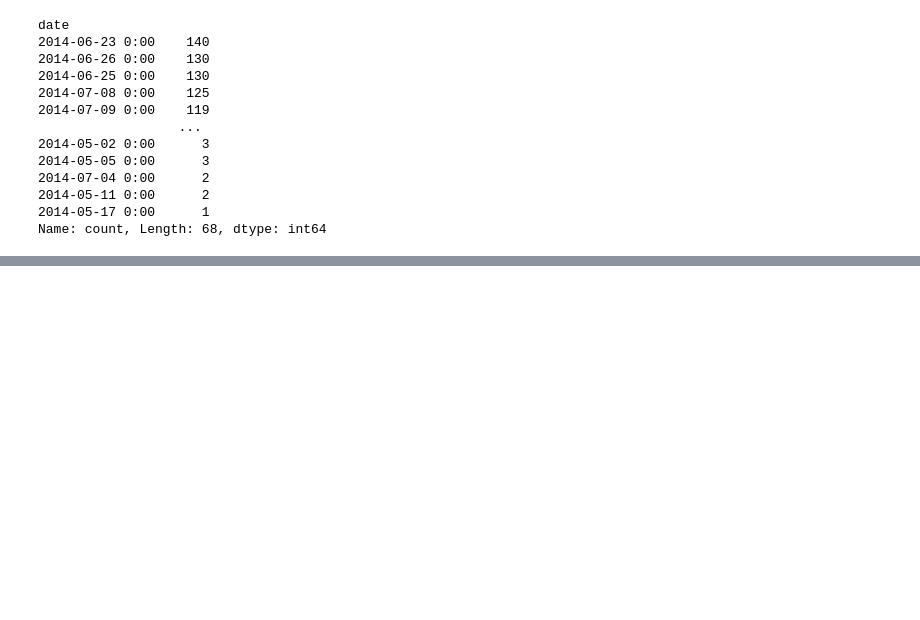
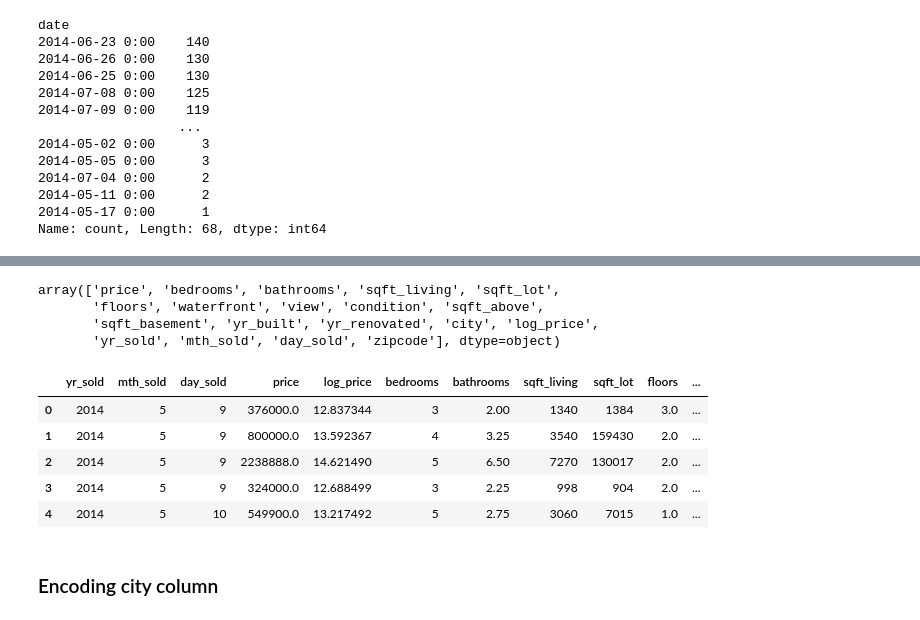
Before and after one commit to justin-xia15/House_Prices, a Jupyter notebook: House-Prices-Feature-Engineering.ipynb, the cells around one changed output, grey strips where cells are left out. Cells and saved outputs as stored; diff of their text form; code cells hidden in the pictures; blank space fills up the shorter version.

```diff
--- a/House-Prices-Feature-Engineering.ipynb
+++ b/House-Prices-Feature-Engineering.ipynb
@@ -68,5 +60,0 @@ array(['date', 'price', 'log_price', 'bedrooms', 'bathrooms',
-# %%
-df = df[['date', 'year', 'month', 'day', 'price', 'log_price', 'bedrooms', 'bathrooms',
-       'sqft_living', 'sqft_lot', 'floors', 'waterfront', 'view',
-       'condition', 'sqft_above', 'sqft_basement', 'yr_built',
-       'yr_renovated', 'street', 'city', 'statezip', 'country']]
@@ -82,0 +87,4 @@ df.head(3)
+# %%
+# split statezip column into state and zipcode
+df['state'] = df['statezip'].apply(lambda x: x.split()[0])
+df['zipcode'] = df['statezip'].apply(lambda x: int(x.split()[1]))
@@ -82,0 +98,2 @@ df.head(3)
+# %%
+df = df.drop(['country', 'street', 'state', 'statezip'], axis=1)
@@ -82,0 +109,24 @@ df.head(3)
+# %%
+# re-order columns
+df.columns.values
+# %% [output]
+array(['price', 'bedrooms', 'bathrooms', 'sqft_living', 'sqft_lot',
+       'floors', 'waterfront', 'view', 'condition', 'sqft_above',
+       'sqft_basement', 'yr_built', 'yr_renovated', 'city', 'log_price',
+       'yr_sold', 'mth_sold', 'day_sold', 'zipcode'], dtype=object)
+# %%
+df = df[['yr_sold', 'mth_sold', 'day_sold', 'price', 'log_price', 'bedrooms',
+       'bathrooms', 'sqft_living', 'sqft_lot',
+       'floors', 'waterfront', 'view', 'condition', 'sqft_above',
+       'sqft_basement', 'yr_built', 'yr_renovated', 'city', 'zipcode']]
+# %%
+df.head()
+# %% [output]
+|  | yr_sold | mth_sold | day_sold | price | log_price | bedrooms | bathrooms | sqft_living | sqft_lot | floors | ... |
+| 0 | 2014 | 5 | 9 | 376000.0 | 12.837344 | 3 | 2.00 | 1340 | 1384 | 3.0 | ... |
+| 1 | 2014 | 5 | 9 | 800000.0 | 13.592367 | 4 | 3.25 | 3540 | 159430 | 2.0 | ... |
+| 2 | 2014 | 5 | 9 | 2238888.0 | 14.621490 | 5 | 6.50 | 7270 | 130017 | 2.0 | ... |
+| 3 | 2014 | 5 | 9 | 324000.0 | 12.688499 | 3 | 2.25 | 998 | 904 | 2.0 | ... |
+| 4 | 2014 | 5 | 10 | 549900.0 | 13.217492 | 5 | 2.75 | 3060 | 7015 | 1.0 | ... |
+# %% [markdown]
+### Encoding city column
```
Also changed, not shown: parts of 16 cells of this notebook, 1 other file.
